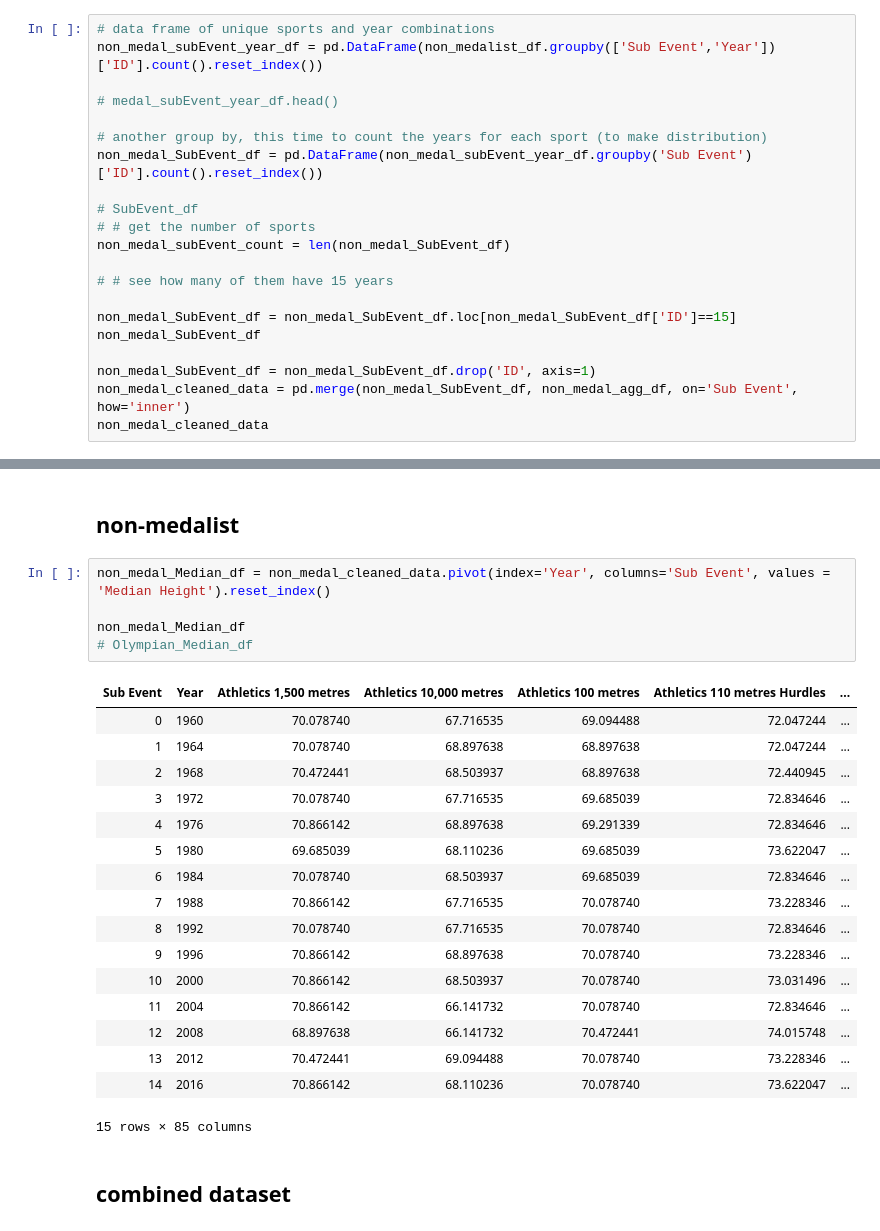
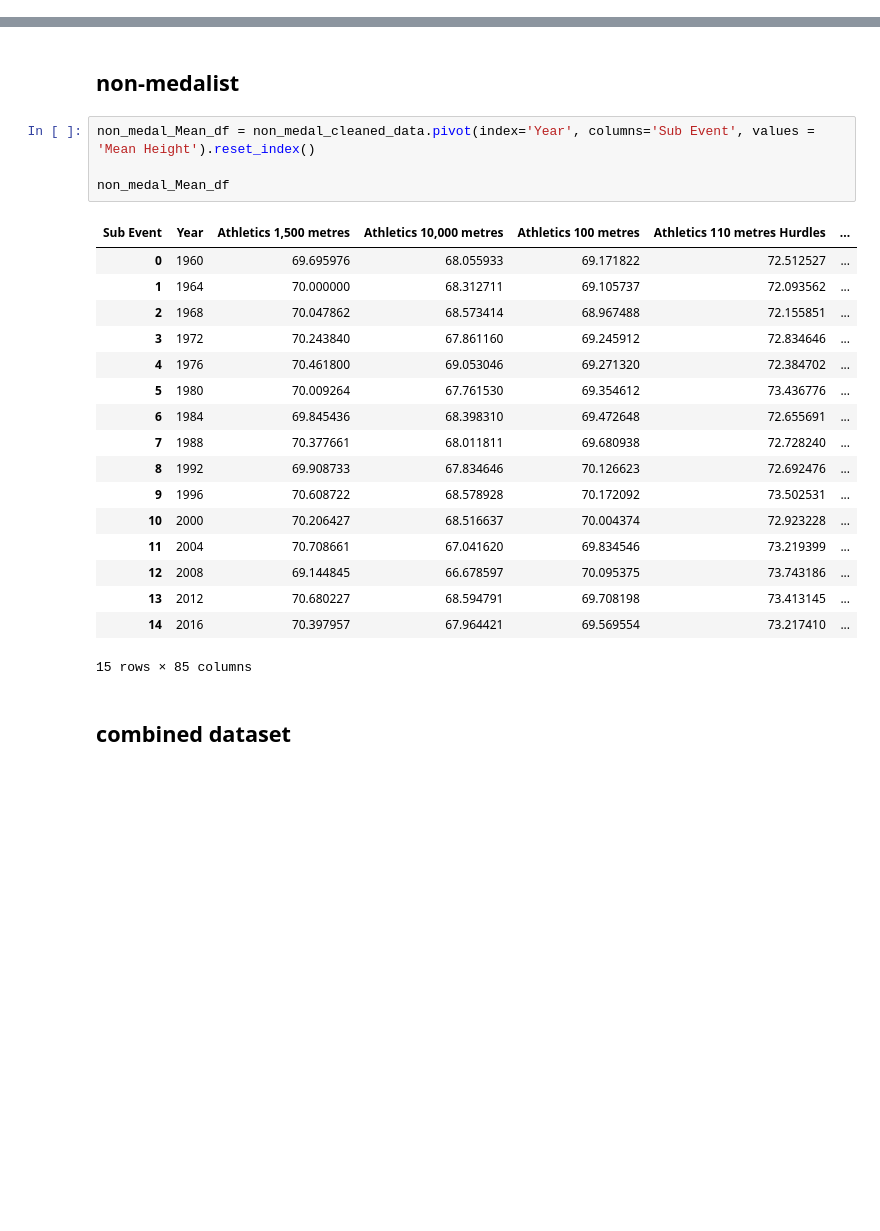
Before and after one commit to dowripple/ProjectOneRepo_JeremyKasieMichael, a Jupyter notebook: notebooks/olympicHeights.ipynb, the cells around one changed output, grey strips where cells are left out. Saved outputs shown, nothing was run; the diff lists cells and outputs as text; blank space fills up the shorter version.

```diff
--- a/notebooks/olympicHeights.ipynb
+++ b/notebooks/olympicHeights.ipynb
@@ -782,23 +765,2 @@ Medalist count at 169
 # %% [markdown]
 ## non medalist
-# %%
-# data frame of unique sports and year combinations
-non_medal_subEvent_year_df = pd.DataFrame(non_medalist_df.groupby(['Sub Event','Year'])['ID'].count().reset_index())
-
-# medal_subEvent_year_df.head()
-
-# another group by, this time to count the years for each sport (to make distribution)
-non_medal_SubEvent_df = pd.DataFrame(non_medal_subEvent_year_df.groupby('Sub Event')['ID'].count().reset_index())
-
-# SubEvent_df
-# # get the number of sports
-non_medal_subEvent_count = len(non_medal_SubEvent_df)
-
-# # see how many of them have 15 years
-
-non_medal_SubEvent_df = non_medal_SubEvent_df.loc[non_medal_SubEvent_df['ID']==15]
-non_medal_SubEvent_df
-
-non_medal_SubEvent_df = non_medal_SubEvent_df.drop('ID', axis=1)
-non_medal_cleaned_data = pd.merge(non_medal_SubEvent_df, non_medal_agg_df, on='Sub Event', how='inner')
-non_medal_cleaned_data
@@ -844,27 +794,26 @@ medal_Median_df
 # %% [markdown]
 ## non-medalist
 # %%
-non_medal_Median_df = non_medal_cleaned_data.pivot(index='Year', columns='Sub Event', values = 'Median Height').reset_index()
+non_medal_Mean_df = non_medal_cleaned_data.pivot(index='Year', columns='Sub Event', values = 'Mean Height').reset_index()
 
-non_medal_Median_df
-# Olympian_Median_df
+non_medal_Mean_df
 # %% [output]
 | Sub Event | Year | Athletics 1,500 metres | Athletics 10,000 metres | Athletics 100 metres | Athletics 110 metres Hurdles | ... |
-| 0 | 1960 | 70.078740 | 67.716535 | 69.094488 | 72.047244 | ... |
-| 1 | 1964 | 70.078740 | 68.897638 | 68.897638 | 72.047244 | ... |
-| 2 | 1968 | 70.472441 | 68.503937 | 68.897638 | 72.440945 | ... |
-| 3 | 1972 | 70.078740 | 67.716535 | 69.685039 | 72.834646 | ... |
-| 4 | 1976 | 70.866142 | 68.897638 | 69.291339 | 72.834646 | ... |
-| 5 | 1980 | 69.685039 | 68.110236 | 69.685039 | 73.622047 | ... |
-| 6 | 1984 | 70.078740 | 68.503937 | 69.685039 | 72.834646 | ... |
-| 7 | 1988 | 70.866142 | 67.716535 | 70.078740 | 73.228346 | ... |
-| 8 | 1992 | 70.078740 | 67.716535 | 70.078740 | 72.834646 | ... |
-| 9 | 1996 | 70.866142 | 68.897638 | 70.078740 | 73.228346 | ... |
-| 10 | 2000 | 70.866142 | 68.503937 | 70.078740 | 73.031496 | ... |
-| 11 | 2004 | 70.866142 | 66.141732 | 70.078740 | 72.834646 | ... |
-| 12 | 2008 | 68.897638 | 66.141732 | 70.472441 | 74.015748 | ... |
-| 13 | 2012 | 70.472441 | 69.094488 | 70.078740 | 73.228346 | ... |
-| 14 | 2016 | 70.866142 | 68.110236 | 70.078740 | 73.622047 | ... |
+| 0 | 1960 | 69.695976 | 68.055933 | 69.171822 | 72.512527 | ... |
+| 1 | 1964 | 70.000000 | 68.312711 | 69.105737 | 72.093562 | ... |
+| 2 | 1968 | 70.047862 | 68.573414 | 68.967488 | 72.155851 | ... |
+| 3 | 1972 | 70.243840 | 67.861160 | 69.245912 | 72.834646 | ... |
+| 4 | 1976 | 70.461800 | 69.053046 | 69.271320 | 72.384702 | ... |
+| 5 | 1980 | 70.009264 | 67.761530 | 69.354612 | 73.436776 | ... |
+| 6 | 1984 | 69.845436 | 68.398310 | 69.472648 | 72.655691 | ... |
+| 7 | 1988 | 70.377661 | 68.011811 | 69.680938 | 72.728240 | ... |
+| 8 | 1992 | 69.908733 | 67.834646 | 70.126623 | 72.692476 | ... |
+| 9 | 1996 | 70.608722 | 68.578928 | 70.172092 | 73.502531 | ... |
+| 10 | 2000 | 70.206427 | 68.516637 | 70.004374 | 72.923228 | ... |
+| 11 | 2004 | 70.708661 | 67.041620 | 69.834546 | 73.219399 | ... |
+| 12 | 2008 | 69.144845 | 66.678597 | 70.095375 | 73.743186 | ... |
+| 13 | 2012 | 70.680227 | 68.594791 | 69.708198 | 73.413145 | ... |
+| 14 | 2016 | 70.397957 | 67.964421 | 69.569554 | 73.217410 | ... |
 15 rows × 85 columns
 # %% [markdown]
 ## combined dataset
```
Also changed, not shown: parts of 25 cells of this notebook, 9 other files.
